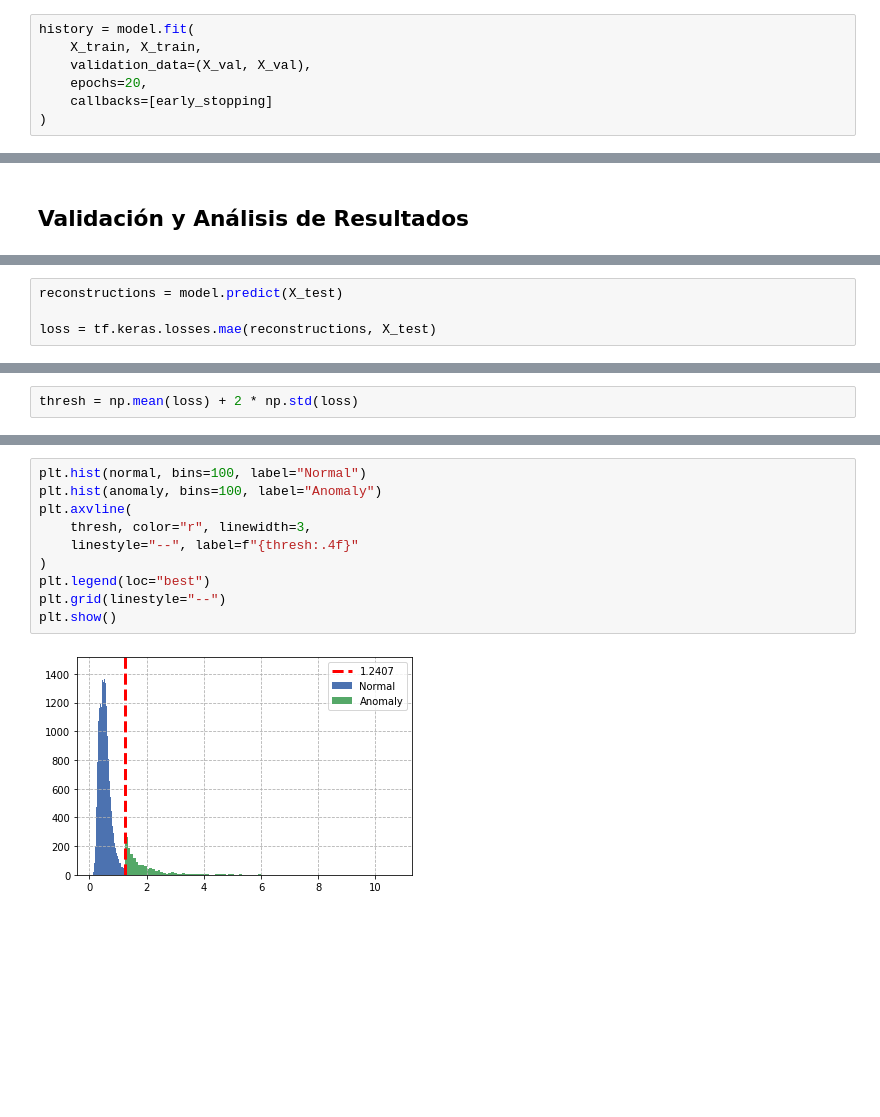
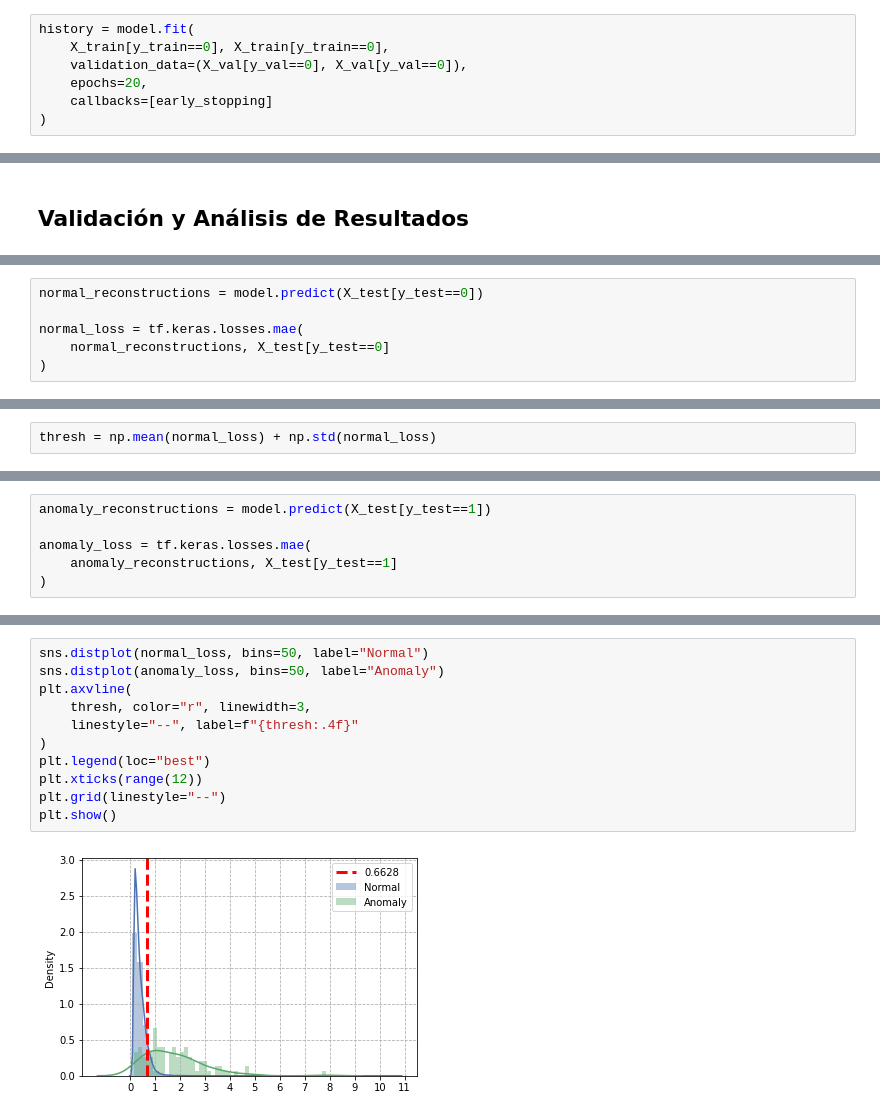
Before and after one commit to jpcano1/MINE_4210_Analisis_con_Deep_Learning, a Jupyter notebook: lab_2/practica_5/practica_5.ipynb, the cells around one changed output, grey strips where cells are left out. Saved outputs shown, nothing was run; the diff lists cells and outputs as text; blank space fills up the shorter version.

```diff
--- a/lab_2/practica_5/practica_5.ipynb
+++ b/lab_2/practica_5/practica_5.ipynb
@@ -165,8 +175,8 @@ early_stopping = keras.callbacks.EarlyStopping(
 model.compile(loss="mse", optimizer="adam")
 # %%
 history = model.fit(
-    X_train, X_train,
-    validation_data=(X_val, X_val),
+    X_train[y_train==0], X_train[y_train==0],
+    validation_data=(X_val[y_val==0], X_val[y_val==0]),
     epochs=20,
     callbacks=[early_stopping]
 )
@@ -212,5 +224,7 @@ plt.show()
 # %%
-reconstructions = model.predict(X_test)
+normal_reconstructions = model.predict(X_test[y_test==0])
 
-loss = tf.keras.losses.mae(reconstructions, X_test)
+normal_loss = tf.keras.losses.mae(
+    normal_reconstructions, X_test[y_test==0]
+)
 # %%
@@ -238,5 +252,5 @@ np.std(loss)
 # %%
-thresh = np.mean(loss) + 2 * np.std(loss)
+thresh = np.mean(normal_loss) + np.std(normal_loss)
 # %%
 thresh
 # %% [output]
@@ -246,0 +258,6 @@ normal = loss[loss <= thresh]
+# %%
+anomaly_reconstructions = model.predict(X_test[y_test==1])
+
+anomaly_loss = tf.keras.losses.mae(
+    anomaly_reconstructions, X_test[y_test==1]
+)
@@ -247,12 +270,13 @@ normal = loss[loss <= thresh]
 # %%
-plt.hist(normal, bins=100, label="Normal")
-plt.hist(anomaly, bins=100, label="Anomaly")
+sns.distplot(normal_loss, bins=50, label="Normal")
+sns.distplot(anomaly_loss, bins=50, label="Anomaly")
 plt.axvline(
     thresh, color="r", linewidth=3,
     linestyle="--", label=f"{thresh:.4f}"
 )
 plt.legend(loc="best")
+plt.xticks(range(12))
 plt.grid(linestyle="--")
 plt.show()
 # %% [output]
-[figure, old version]
+[figure, new version]
```
Also changed, not shown: parts of 14 cells of this notebook.
